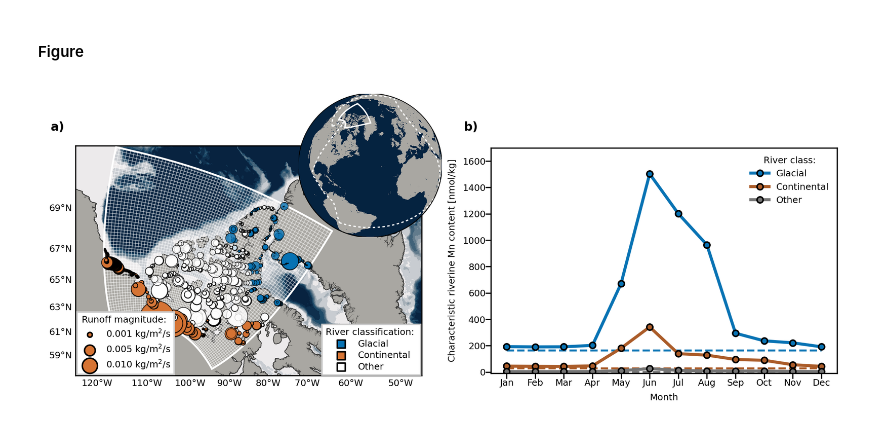
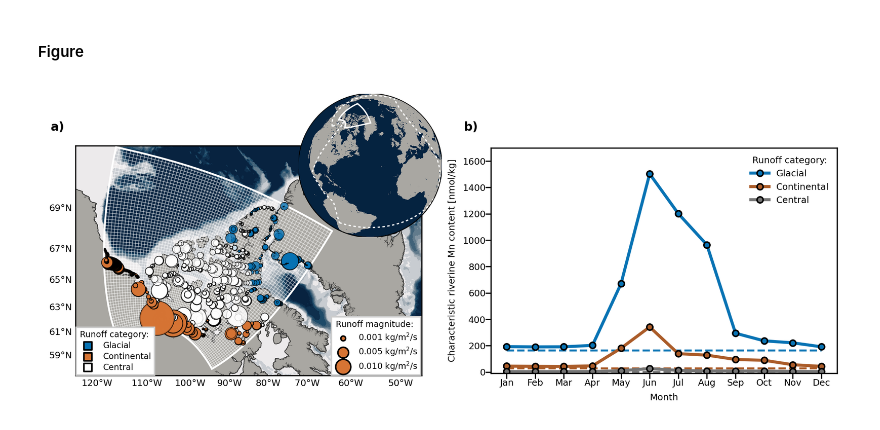
Before and after one commit to brogalla/Mn-CAA-terrestrial-runoff, a Jupyter notebook: paper-materials/M1-river-forcing.ipynb, the cells around one changed output. Drawn from its saved outputs; the diff is of its cells as text; code cells hidden in the pictures.

Commit message:
Shifted the legend location and runoff label names

```diff
--- a/paper-materials/M1-river-forcing.ipynb
+++ b/paper-materials/M1-river-forcing.ipynb
@@ -112,15 +112,15 @@ for a in ['0.001', '0.005', '0.010']:
     proj1.scatter([], [], c=color_continent, alpha=1, s=float(a)*1e4, label=f'{a} kg/m$^2$/s', \
                   edgecolors='k', zorder=4)
 
-l1 = ax1.legend(scatterpoints=1, frameon=True, framealpha=1, labelspacing=0.4, fontsize=6, loc=(0.005, 0.005), \
+l1 = ax1.legend(scatterpoints=1, frameon=True, framealpha=1, labelspacing=0.4, fontsize=5.5, loc=(0.74, 0.002), \
                 fancybox=False, title='Runoff magnitude: ')
-l1.get_title().set_fontsize('6')
+l1.get_title().set_fontsize('5.5')
 g  = proj1.scatter([], [], c=color_glacier  , alpha=1, s=30, edgecolors='k', zorder=4, marker='s')
 c  = proj1.scatter([], [], c=color_continent, alpha=1, s=30, edgecolors='k', zorder=4, marker='s')
 o  = proj1.scatter([], [], c=color_other    , alpha=1, s=30, edgecolors='k', zorder=4, marker='s')
-l2 = ax1.legend([g, c, o], ['Glacial', 'Continental', 'Other'], title='River classification: ', \
-                scatterpoints=1, frameon=True, labelspacing=0.3, fontsize=6, loc=(0.712, 0.002), fancybox=False, framealpha=1)
-l2.get_title().set_fontsize('6')
+l2 = ax1.legend([g, c, o], ['Glacial', 'Continental', 'Central'], title='Runoff category: ', \
+                scatterpoints=1, frameon=True, labelspacing=0.3, fontsize=5.5, loc=(0.003, 0.002), fancybox=False, framealpha=1)
+l2.get_title().set_fontsize('5.5')
 ax1.add_artist(l1)
 
 # Globe: --------------------------------------------------------------------------------------
@@ -138,34 +138,35 @@ proj3.plot(x[imax,jmin:jmax], y[imax,jmin:jmax], 'w-', lw=0.9, zorder=3)
 proj3.plot(x[460:-1:grid_reso,0]   , y[460:-1:grid_reso,0]        , 'w--', lw=0.8, zorder=3, dashes=(2, 2))
 proj3.plot(x[0,370:-1:grid_reso]   , y[0,370:-1:grid_reso]        , 'w--', lw=0.8, zorder=3, dashes=(2, 2))
 proj3.plot(x[100:-1:grid_reso,-1]  , y[100:-1:grid_reso,-1]       , 'w--', lw=0.8, zorder=3, dashes=(2, 2))
 proj3.plot(x[-1,0:-1:grid_reso]    , y[-1,0:-1:grid_reso]         , 'w--', lw=0.8, zorder=3, dashes=(2, 2))
 xline_add = [x[500,0], x[700,70], x[1100,0], x[0,370]]
 yline_add = [y[240,-1], y[85,-80], y[80,0], y[0,370]]
 proj3.plot(xline_add, yline_add, 'w--', lw=0.8, zorder=3, dashes=(2, 2))
 
 # B) --------------
 ax2.set_aspect(0.0046)
 ax2.plot(months, np.ones(len(months))*164 , '--', linewidth=1.3, c=color_glacier)
 ax2.plot(months, np.ones(len(months))*29.8, '--', linewidth=1.3, c=color_cont2)
 ax2.plot(months, np.ones(len(months))*2.2 , '--', linewidth=1.3, c=color_other2)
 
 ax2.plot(months, np.ma.mean(dMn_rivers[:,river_class==1.0], axis=1)*1e9, '.-', \
         markeredgecolor='k', markersize=8, linewidth=2.0, c=color_glacier, label='Glacial')
 ax2.plot(months, np.ma.mean(dMn_rivers[:,river_class==2.0], axis=1)*1e9, '.-', \
         markeredgecolor='k', markersize=8, linewidth=2.0, c=color_cont2, label='Continental')
 ax2.plot(months, np.ma.mean(dMn_rivers[:,river_class==3.0], axis=1)*1e9, '.-', \
-        markeredgecolor='k', markersize=8, linewidth=2.0, c=color_other2, label='Other')
+        markeredgecolor='k', markersize=8, linewidth=2.0, c=color_other2, label='Central')
 ax2.set_ylim(-10,1700)
+# ax2.set_ylim(-10,200)
 ax2.set_xlabel('Month', fontsize=6)
 ax2.set_ylabel('Characteristic riverine Mn content [nmol/kg]', fontsize=6)
 ax2.tick_params(axis='both', labelsize=6, pad=-0.1)
 leg = ax2.legend(frameon=False, fontsize=6)
-leg.set_title('River class:', prop={'size':6})
+leg.set_title('Runoff category:', prop={'size':6})
 
 # Figure labeling:
 fig.text(0.10, 0.82, 'a)', fontsize=8, weight='bold');
 fig.text(0.52, 0.82, 'b)', fontsize=8, weight='bold');
 
-fig.savefig('/ocean/brogalla/GEOTRACES/figures/rivers-paper-202206/M1-river-class.jpg', bbox_inches='tight', dpi=300)
+# fig.savefig('/ocean/brogalla/GEOTRACES/figures/rivers-paper-202212/M1-river-class.jpg', bbox_inches='tight', dpi=300)
 # %% [output]
-[figure, old version]
+[figure, new version]
```
Also changed, not shown: parts of 4 cells of this notebook.
